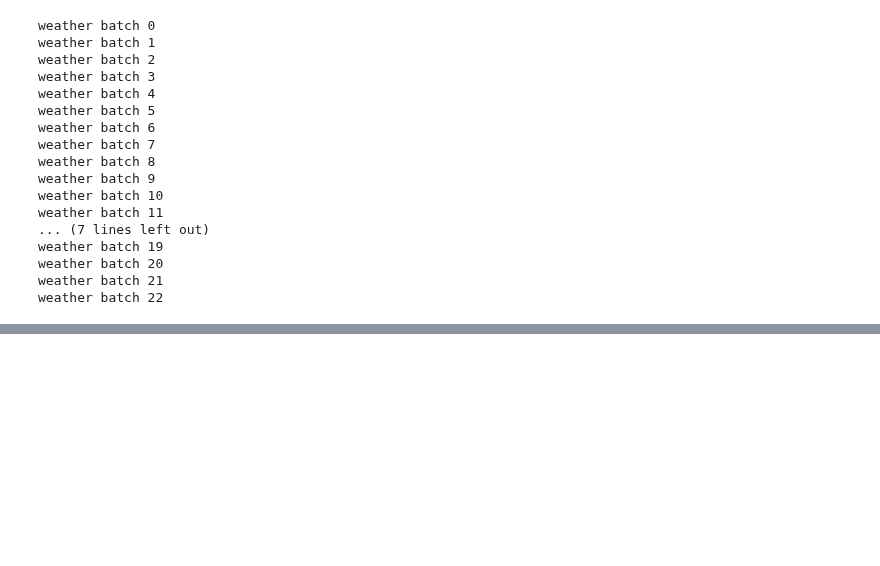
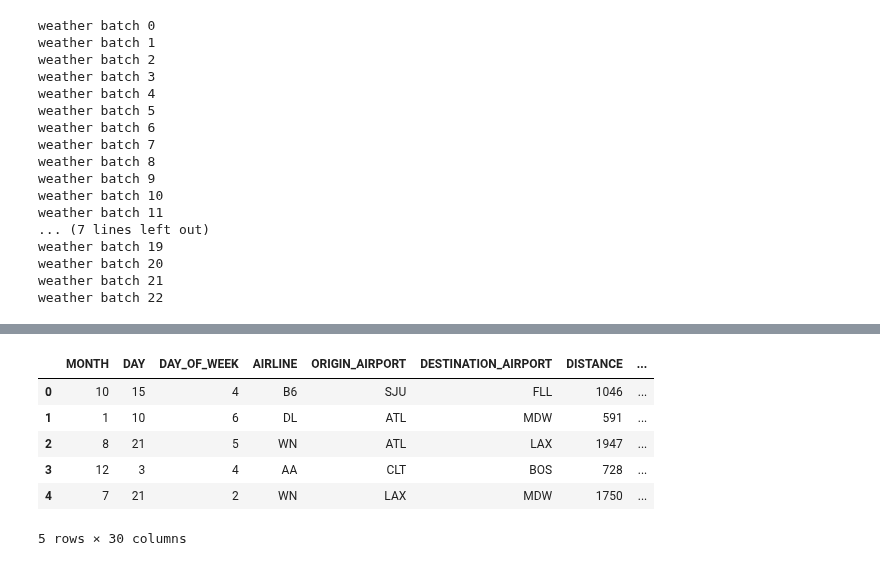
Before and after one commit to edaletsadigov/Flight-delay-analysis-E2E, a Jupyter notebook: notebooks/01_bronze.ipynb, the cells around one changed output, grey strips where cells are left out. Saved outputs shown, nothing was run; the diff lists cells and outputs as text; code cells hidden in the pictures; blank space fills up the shorter version.

```diff
--- a/notebooks/01_bronze.ipynb
+++ b/notebooks/01_bronze.ipynb
@@ -138,0 +160,42 @@ wind_direction                     335                  332
+# %%
+query = text("""
+    SELECT
+        f.*,
+
+        -- Airline məlumatları
+        al.AIRLINE AS AIRLINE_NAME,
+
+        -- Başlanğıc hava limanı
+        origin.AIRPORT AS ORIGIN_AIRPORT_NAME,
+        origin.CITY AS ORIGIN_CITY,
+        origin.STATE AS ORIGIN_STATE,
+        origin.COUNTRY AS ORIGIN_COUNTRY,
+
+        -- Təyinat hava limanı
+        destination.AIRPORT AS DESTINATION_AIRPORT_NAME,
+        destination.CITY AS DESTINATION_CITY,
+        destination.STATE AS DESTINATION_STATE,
+        destination.COUNTRY AS DESTINATION_COUNTRY
+
+    FROM bronze.flights AS f
+    LEFT JOIN bronze.airlines AS al
+        ON f.AIRLINE = al.IATA_CODE
+    LEFT JOIN bronze.airports AS origin
+        ON f.ORIGIN_AIRPORT = origin.IATA_CODE
+
+    LEFT JOIN bronze.airports AS destination
+        ON f.DESTINATION_AIRPORT = destination.IATA_CODE
+""")
+# %%
+chunks = []
+total_rows = 0
+
+for chunk in pd.read_sql(query, engine, chunksize=100_000):
+    chunks.append(chunk)
+    total_rows += len(chunk)
+    print(f"Yüklənib: {total_rows:,} sətir")
+
+df_flights = pd.concat(chunks, ignore_index=True)
+
+print("\nBirləşdirmə tamamlandı.")
+print("Dataset ölçüsü:", df_flights.shape)
@@ -138,0 +216,10 @@ wind_direction                     335                  332
+# %%
+df_flights.head(5)
+# %% [output]
+|  | MONTH | DAY | DAY_OF_WEEK | AIRLINE | ORIGIN_AIRPORT | DESTINATION_AIRPORT | DISTANCE | ... |
+| 0 | 10 | 15 | 4 | B6 | SJU | FLL | 1046 | ... |
+| 1 | 1 | 10 | 6 | DL | ATL | MDW | 591 | ... |
+| 2 | 8 | 21 | 5 | WN | ATL | LAX | 1947 | ... |
+| 3 | 12 | 3 | 4 | AA | CLT | BOS | 728 | ... |
+| 4 | 7 | 21 | 2 | WN | LAX | MDW | 1750 | ... |
+5 rows × 30 columns
```
Also changed, not shown: parts of 22 cells of this notebook, 2 other files.
